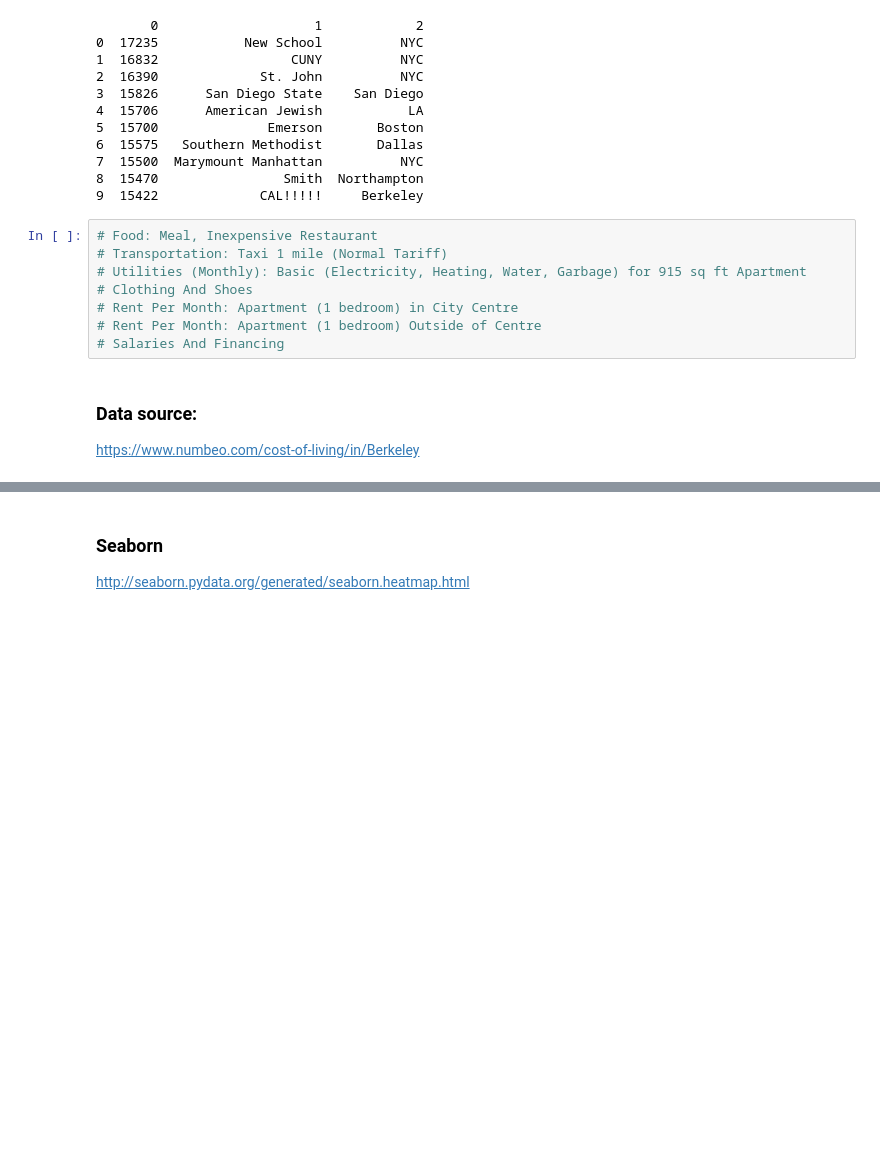
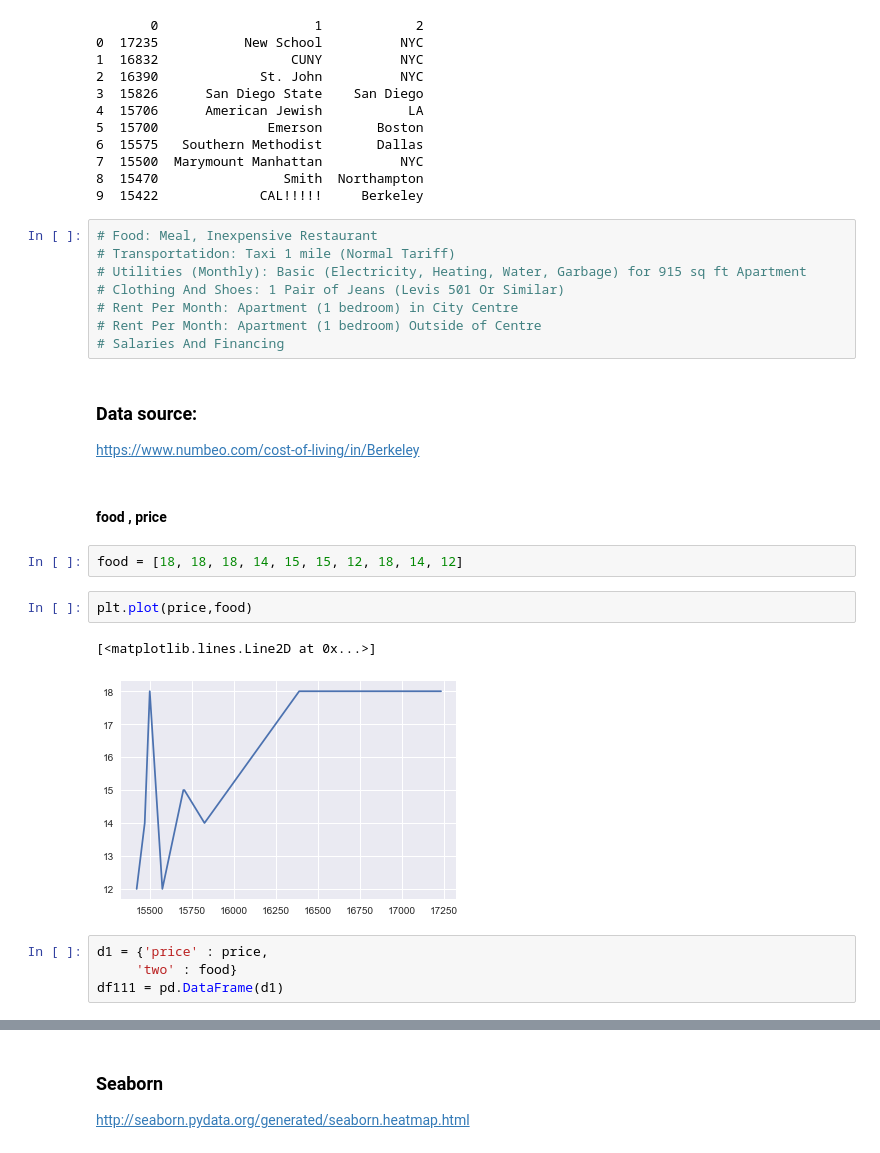
Before and after one commit to yiranjia/DSSG, a Jupyter notebook: Cost of Living analysis 2.ipynb, the cells around one changed output, grey strips where cells are left out. Cells and saved outputs as stored; diff of their text form; blank space fills up the shorter version.

```diff
--- a/Cost of Living analysis 2.ipynb
+++ b/Cost of Living analysis 2.ipynb
@@ -88,12 +88,25 @@ print (dfa)
 9  15422             CAL!!!!!     Berkeley
 # %%
 # Food: Meal, Inexpensive Restaurant
-# Transportation: Taxi 1 mile (Normal Tariff)
+# Transportatidon: Taxi 1 mile (Normal Tariff)
 # Utilities (Monthly): Basic (Electricity, Heating, Water, Garbage) for 915 sq ft Apartment
-# Clothing And Shoes
+# Clothing And Shoes: 1 Pair of Jeans (Levis 501 Or Similar)
 # Rent Per Month: Apartment (1 bedroom) in City Centre
 # Rent Per Month: Apartment (1 bedroom) Outside of Centre
 # Salaries And Financing
 # %% [markdown]
 ### Data source:
 https://www.numbeo.com/cost-of-living/in/Berkeley
+# %% [markdown]
+#### food , price
+# %%
+food = [18, 18, 18, 14, 15, 15, 12, 18, 14, 12]
+# %%
+plt.plot(price,food)
+# %% [output]
+[<matplotlib.lines.Line2D at 0x...>]
+[figure, added]
+# %%
+d1 = {'price' : price,
+     'two' : food}
+df111 = pd.DataFrame(d1)
```
Also changed, not shown: parts of 26 cells of this notebook.
